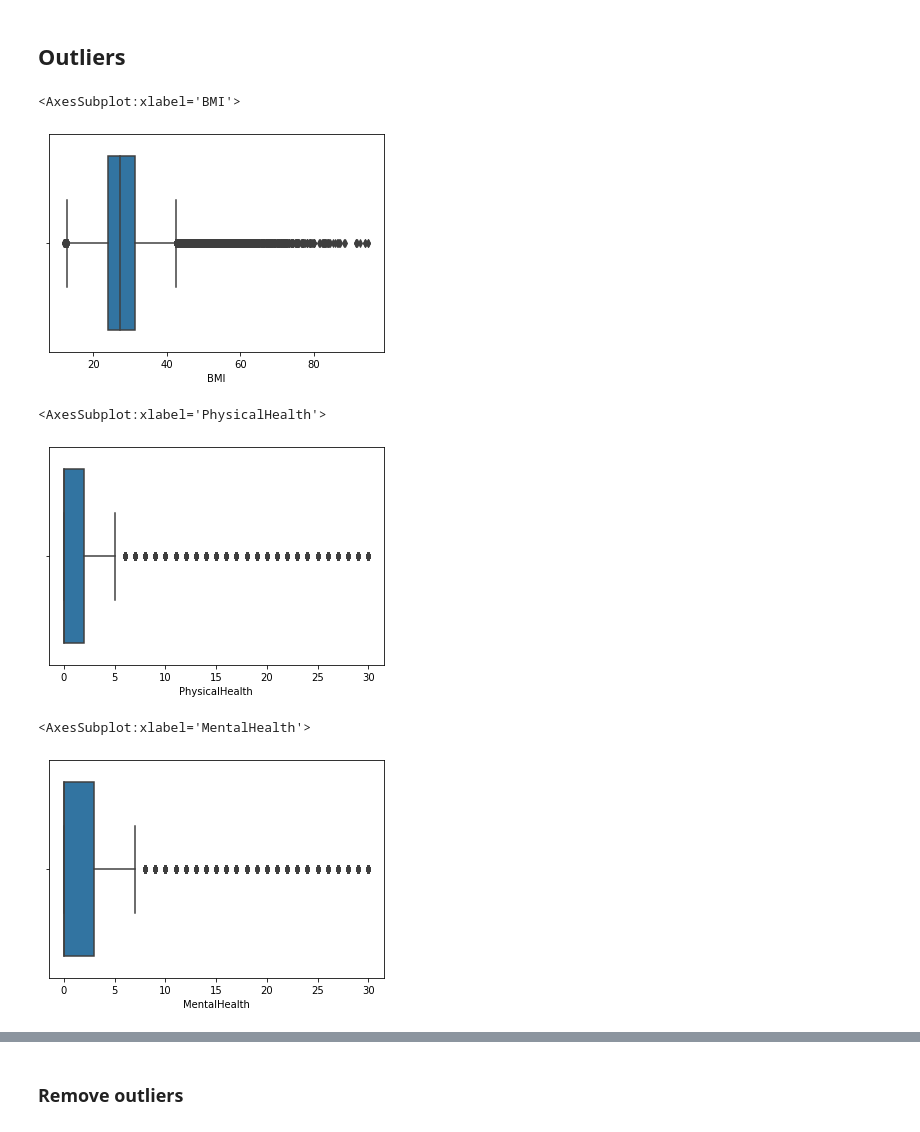
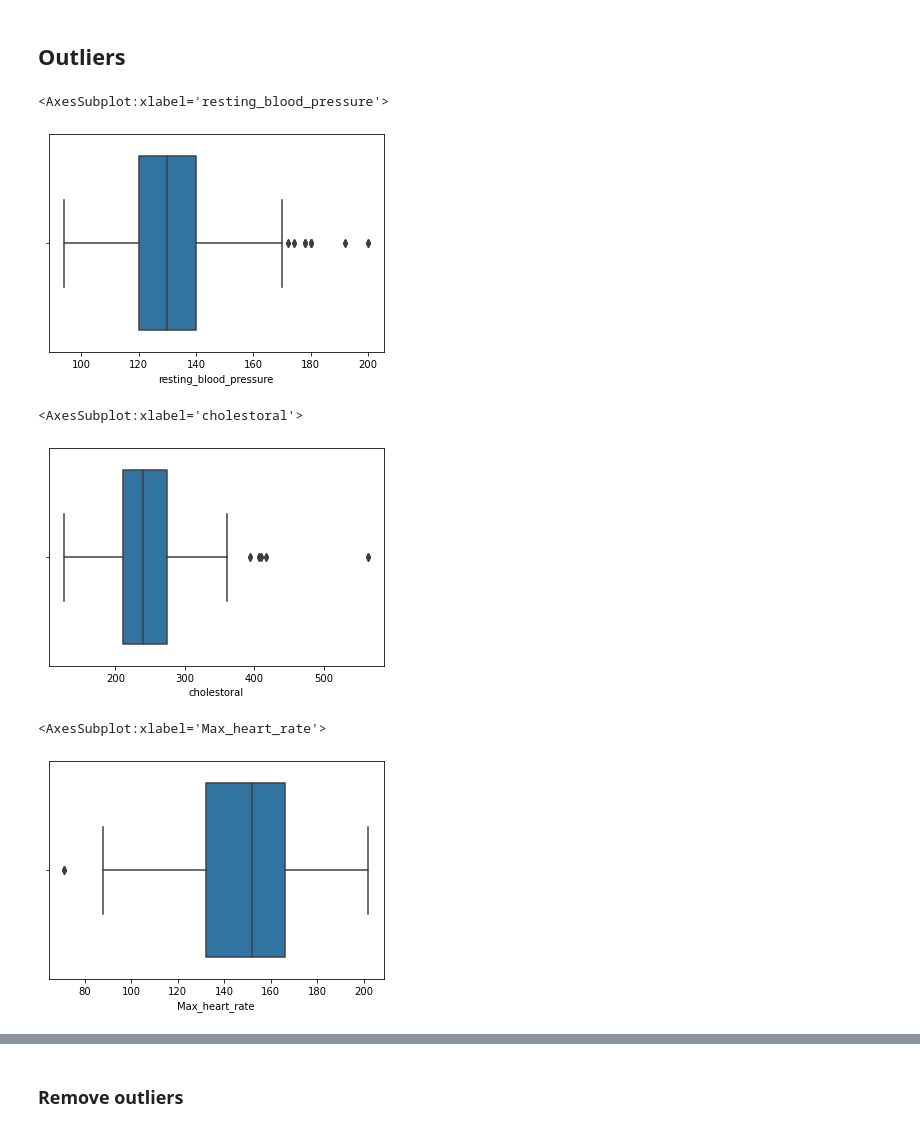
Before and after one commit to DONTKNOWWHATNAME11/needhelp, a Jupyter notebook: TESTING-Copy1.ipynb, the cells around one changed output, grey strips where cells are left out. Cells and saved outputs as stored; diff of their text form; code cells hidden in the pictures.

```diff
--- a/TESTING-Copy1.ipynb
+++ b/TESTING-Copy1.ipynb
@@ -85,7 +109,7 @@ def plot_confusion_matrix(x,y):
 # %% [markdown]
 # Analysis Data
 # %%
-dataset = pd.read_csv("heart_disease.csv")
+dataset = pd.read_csv("HeartDiseaseTrain-Test.csv")
 # %%
 dataset.head()
 # %% [output]
@@ -236,18 +248,18 @@ plt.show()
 # %% [markdown]
 ## Outliers
 # %%
-sns.boxplot(x=dataset['BMI'])
+sns.boxplot(x=dataset['resting_blood_pressure'])
 # %% [output]
-<AxesSubplot:xlabel='BMI'>
+<AxesSubplot:xlabel='resting_blood_pressure'>
-[figure, old version]
+[figure, new version]
 # %%
-sns.boxplot(x=dataset['PhysicalHealth'])
+sns.boxplot(x=dataset['cholestoral'])
 # %% [output]
-<AxesSubplot:xlabel='PhysicalHealth'>
+<AxesSubplot:xlabel='cholestoral'>
-[figure, old version]
+[figure, new version]
 # %%
-sns.boxplot(x=dataset['MentalHealth'])
+sns.boxplot(x=dataset['Max_heart_rate'])
 # %% [output]
-<AxesSubplot:xlabel='MentalHealth'>
+<AxesSubplot:xlabel='Max_heart_rate'>
-[figure, old version]
+[figure, new version]
 # %%
```
Also changed, not shown: parts of 171 cells of this notebook.
